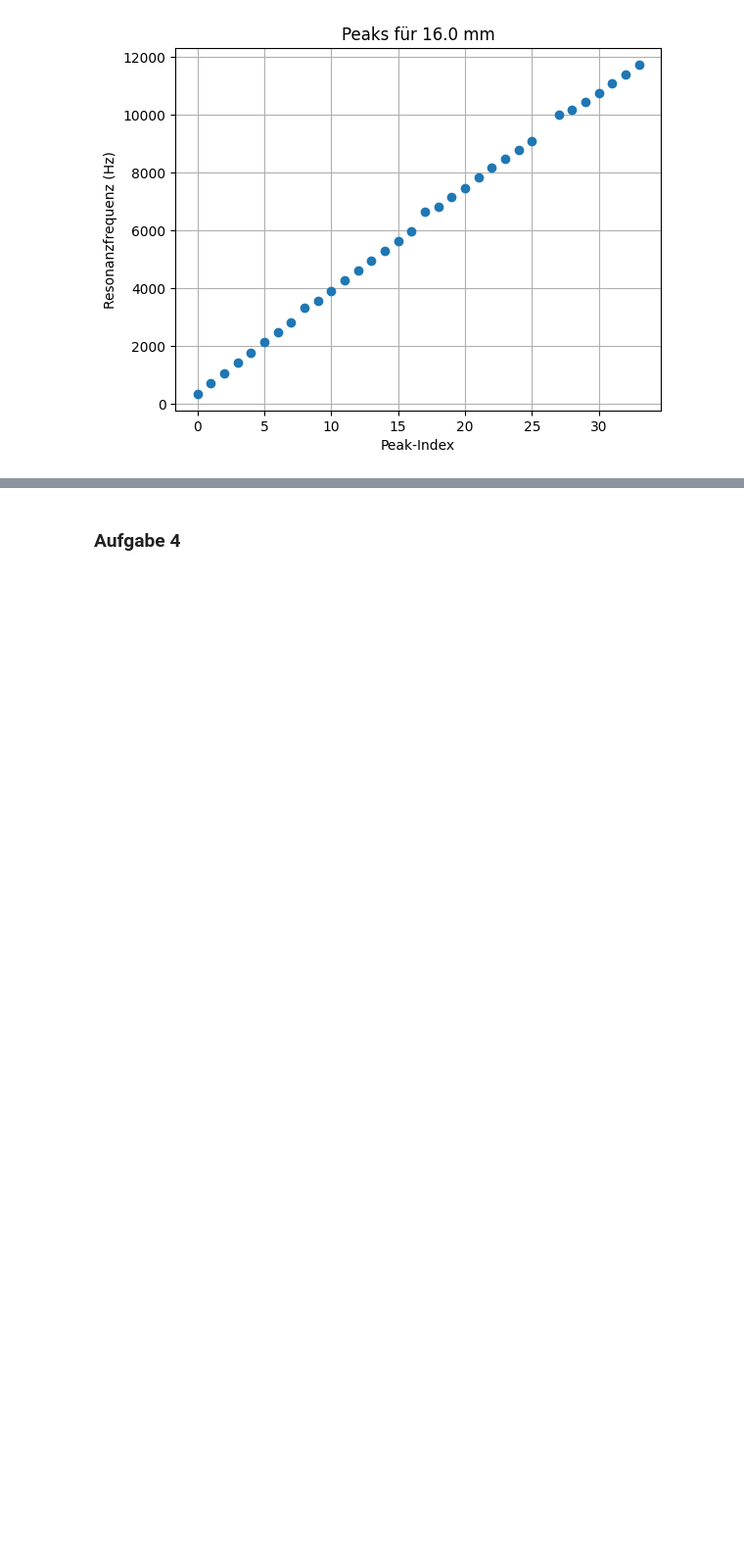
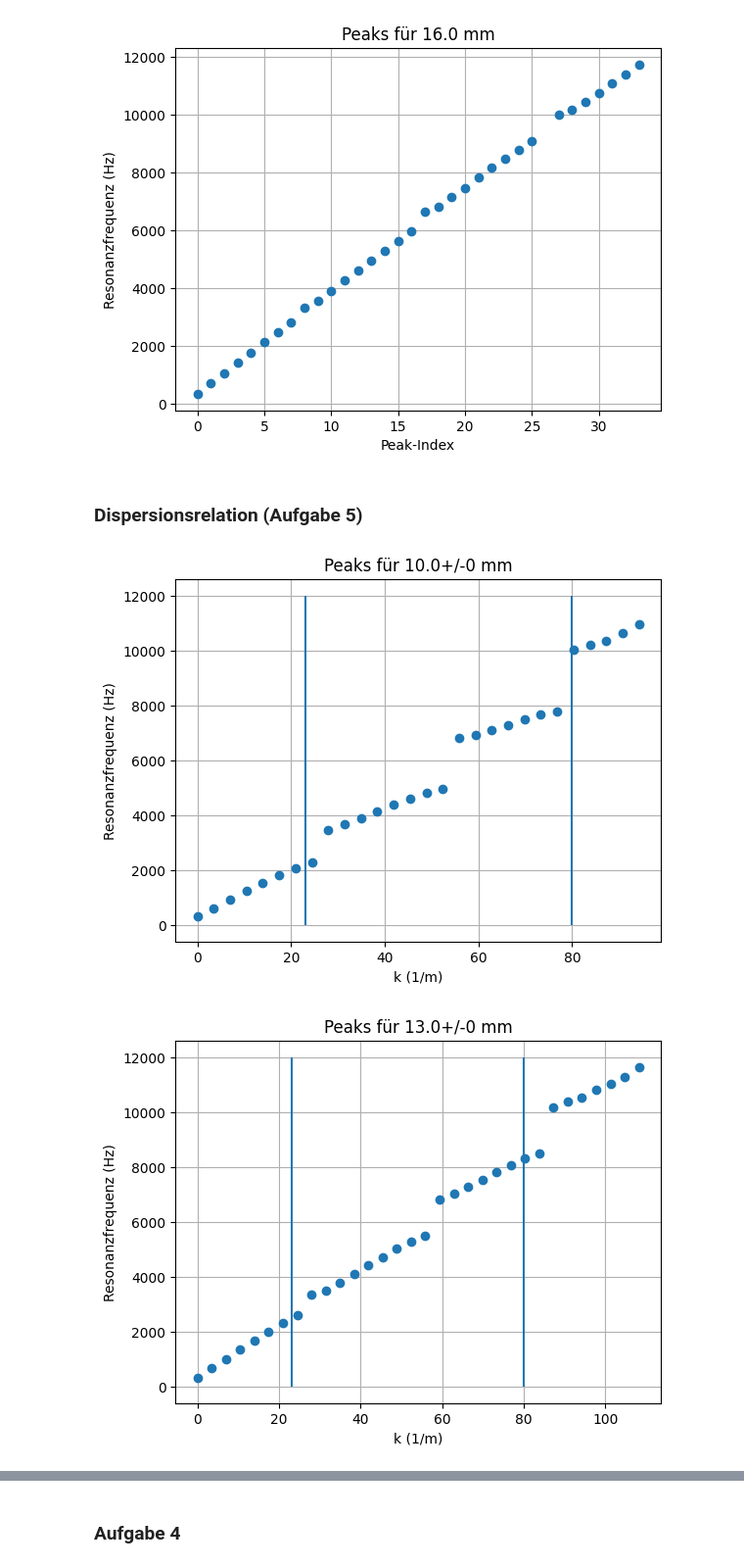
Before and after one commit to celina-coder-beep/F-Praktikum, a Jupyter notebook: 511-Quantenanalogien/Auswertung511.ipynb, the cells around one changed output, grey strips where cells are left out. Shown at 98% size. Saved outputs shown, nothing was run; the diff lists cells and outputs as text; code cells hidden in the pictures; blank space fills up the shorter version.

Commit message:
Dispersionsrelation angefangen

```diff
--- a/511-Quantenanalogien/Auswertung511.ipynb
+++ b/511-Quantenanalogien/Auswertung511.ipynb
@@ -214,6 +215,7 @@ files3= [r"20-03-26\3-10mm.dat", r"20-03-26\3-13mm.dat", r"20-03-26\3-16mm.dat"]
 peaks3_all= find_resonance_frequencies(files3, iris3, unit_iris, height=0.0005, rel_heigth= 0.2, prominence=0.009, width= (1,20))
 plt.show()
 
+peaks3_all_raw= peaks3_all.copy()
 #weil nicht alle peaks erkannt werden:
 peaks3_all[1]= np.delete(peaks3_all[1],-1) # letzen bei 13mm löschen
 peaks3_all[0]= np.delete(peaks3_all[0], -5) # plateau bei kurz nach 10kHz löschen
@@ -253,3 +255,24 @@ frequency_gegen_index(peaks3_all, iris3, unit_iris)
 [figure]
 [figure]
 [figure]
+# %% [markdown]
+### Dispersionsrelation (Aufgabe 5)
+# %%
+# w(k) = n* c* pi / (2L)
+# vlines für jede Länge anders
+
+for i, peaks in enumerate(peaks3_all_raw):
+        n= np.arange(len(peaks))
+        x=n * np.pi /(2* 0.45)
+        y= np.array([p.nominal_value for p in peaks])
+
+        plt.vlines([23,81],0,12000 )
+        plt.errorbar(x, y, yerr= [p.std_dev for p in peaks], fmt='o')
+        plt.xlabel("k (1/m)")
+        plt.ylabel("Resonanzfrequenz (Hz)")
+        plt.title(f"Peaks für {iris3[i]} mm")
+        plt.grid()
+        plt.show()
+# %% [output]
+[figure, added]
+[figure, added]
```
Also changed, not shown: parts of 1 cell of this notebook.
